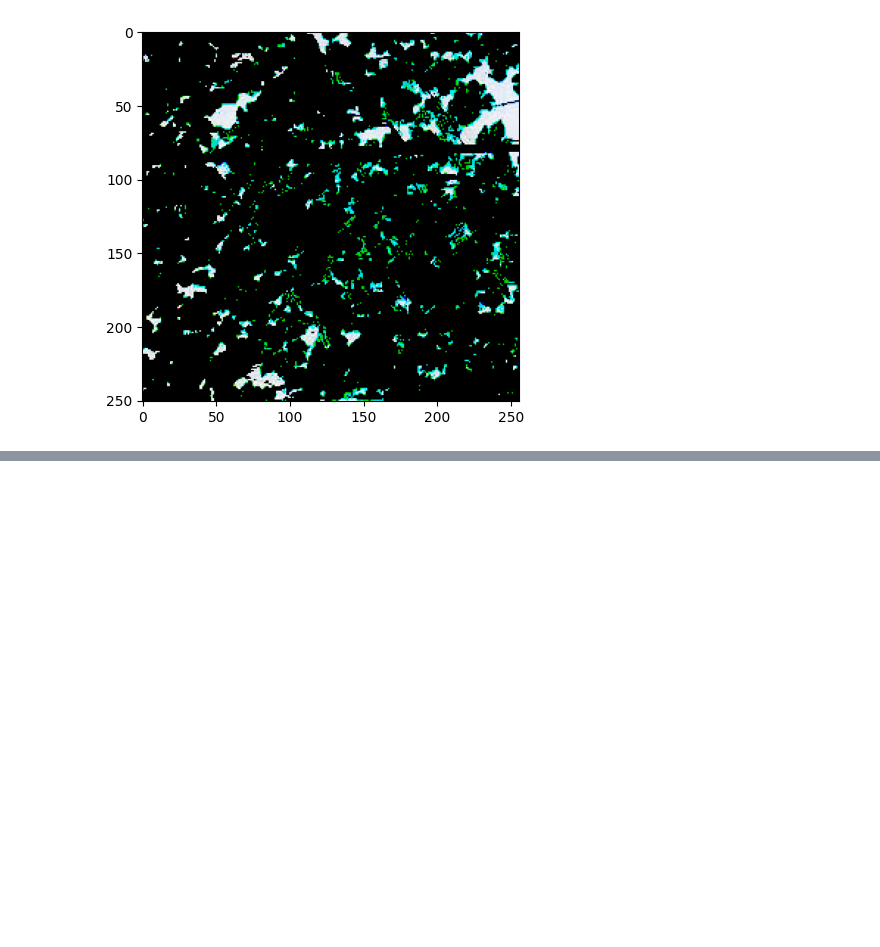
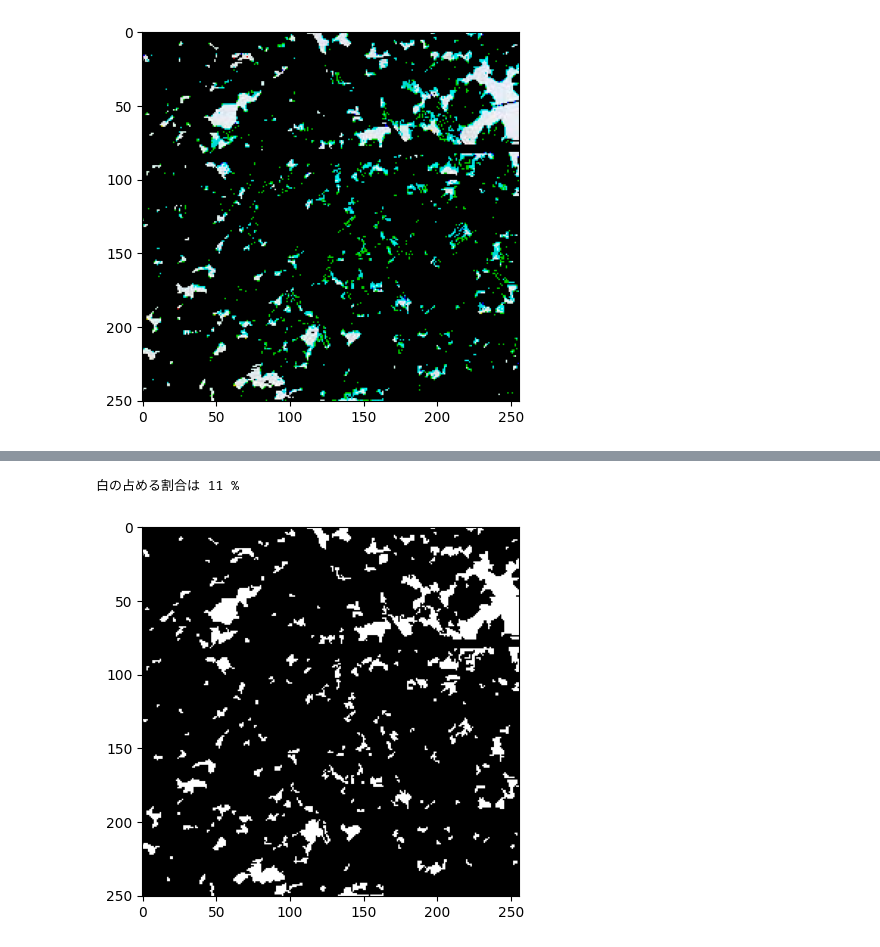
Before and after one commit to 1900690/grape-sky-segmentation, a Jupyter notebook: grape-sky-binarization.ipynb, the cells around one changed output, grey strips where cells are left out. Drawn from its saved outputs; the diff is of its cells as text; code cells hidden in the pictures; blank space fills up the shorter version.

```diff
--- a/grape-sky-binarization.ipynb
+++ b/grape-sky-binarization.ipynb
@@ -138,3 +143,28 @@ print("空の占める割合は",math.floor(sky_occupancy_rate*100),"%")
+# %%
+#@title 画面の中の白の割合を計算
+import math
+
+img_with_area = deepcopy(np.ones((src.shape[0], src.shape[1], 3), np.uint8)*0)
+for i in range(len(contours)):
+    if cv2.contourArea(contours[i]) > (src.shape[0] * src.shape[1]) * minimum_area_ratio:
+        img_with_area = cv2.fillPoly(img_with_area, [contours[i][:,0,:]], (255,255,255), lineType=cv2.LINE_8, shift=0)
+plt.imshow(cv2.cvtColor(img_with_area, cv2.COLOR_BGR2RGB))
+#cv2.imwrite("allresult_area.png", img_with_area)
+
+
+img_with_area_binary=img_with_area[:, :, 0]+img_with_area[:, :, 1]+img_with_area[:, :, 2]
+img_with_area_binary=np.where(img_with_area_binary > 0, 1, 0)
+
+plt.imshow(img_with_area_binary, cmap='gray')
+
+all_pixcel=img_with_area_binary.shape[0]*img_with_area_binary.shape[1]
+sky_pixcel=np.sum(img_with_area_binary)
+
+sky_occupancy_rate=sky_pixcel/all_pixcel
+print("白の占める割合は",math.floor(sky_occupancy_rate*100),"%")
+# %% [output]
+白の占める割合は 11 %
+[figure, added]
 # %%
 #@title マスク画像をダウンロード
 from PIL import Image
```
Also changed, not shown: parts of 4 cells of this notebook.
